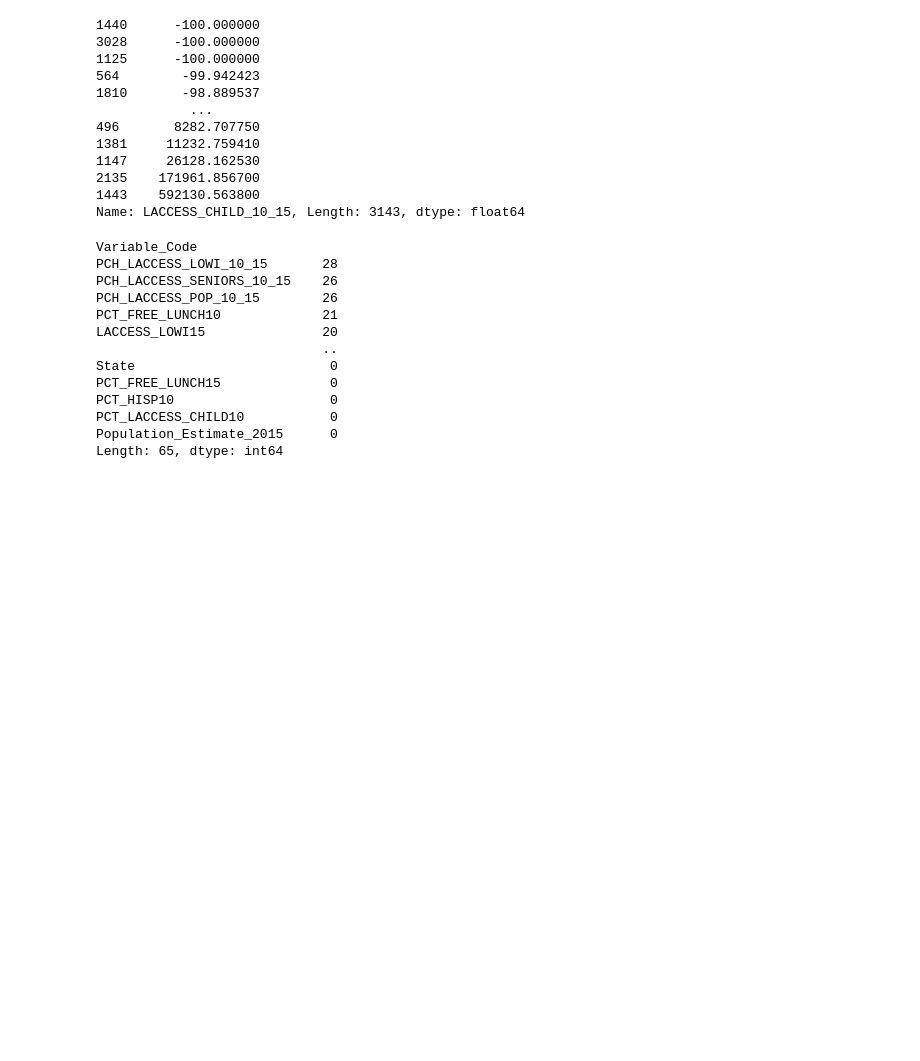
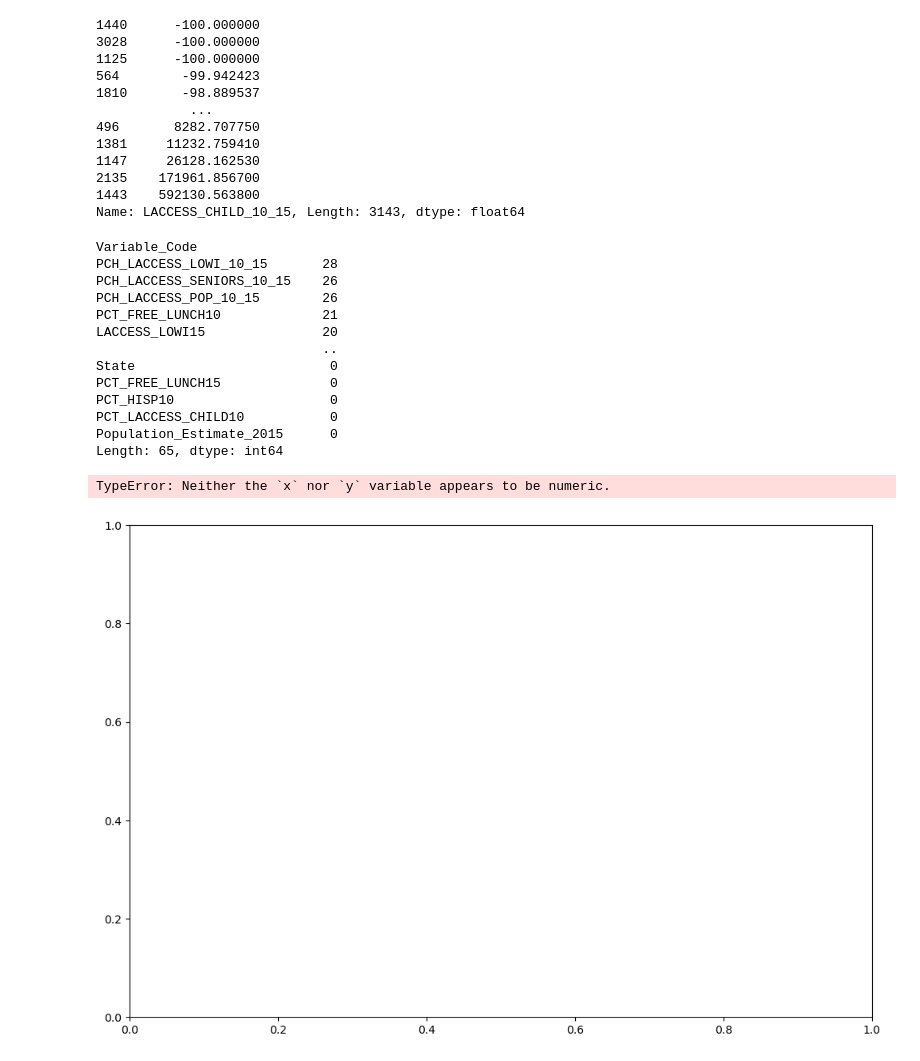
Before and after one commit to gabbycjames/DataScience_Capstone, a Jupyter notebook: DataWrangling.ipynb, the cells around one changed output. Cells and saved outputs as stored; diff of their text form; code cells hidden in the pictures; blank space fills up the shorter version.

Commit message:
Trying to plot variables with missing values

```diff
--- a/DataWrangling.ipynb
+++ b/DataWrangling.ipynb
@@ -613,3 +613,18 @@ PCT_HISP10                    0
 PCT_LACCESS_CHILD10           0
 Population_Estimate_2015      0
 Length: 65, dtype: int64
+# %%
+change_child_laccess = pd.melt(df_condensed[['State', 'LACCESS_CHILD_10_15']],
+                        id_vars='State',
+                        var_name='LACCESS_CHILD_10_15',
+                        value_vars=['LACCESS_CHILD_10_15'],
+                        value_name='Percent')
+# %%
+plt.subplots(figsize=(12, 8))
+sns.boxplot(x='State', y='LACCESS_CHILD_10_15', hue='Percent', data=change_child_laccess)
+plt.xticks(rotation='vertical')
+plt.ylabel('Percent')
+plt.xlabel('State');
+# %% [output]
+TypeError: Neither the `x` nor `y` variable appears to be numeric.
+[figure, added]
```
